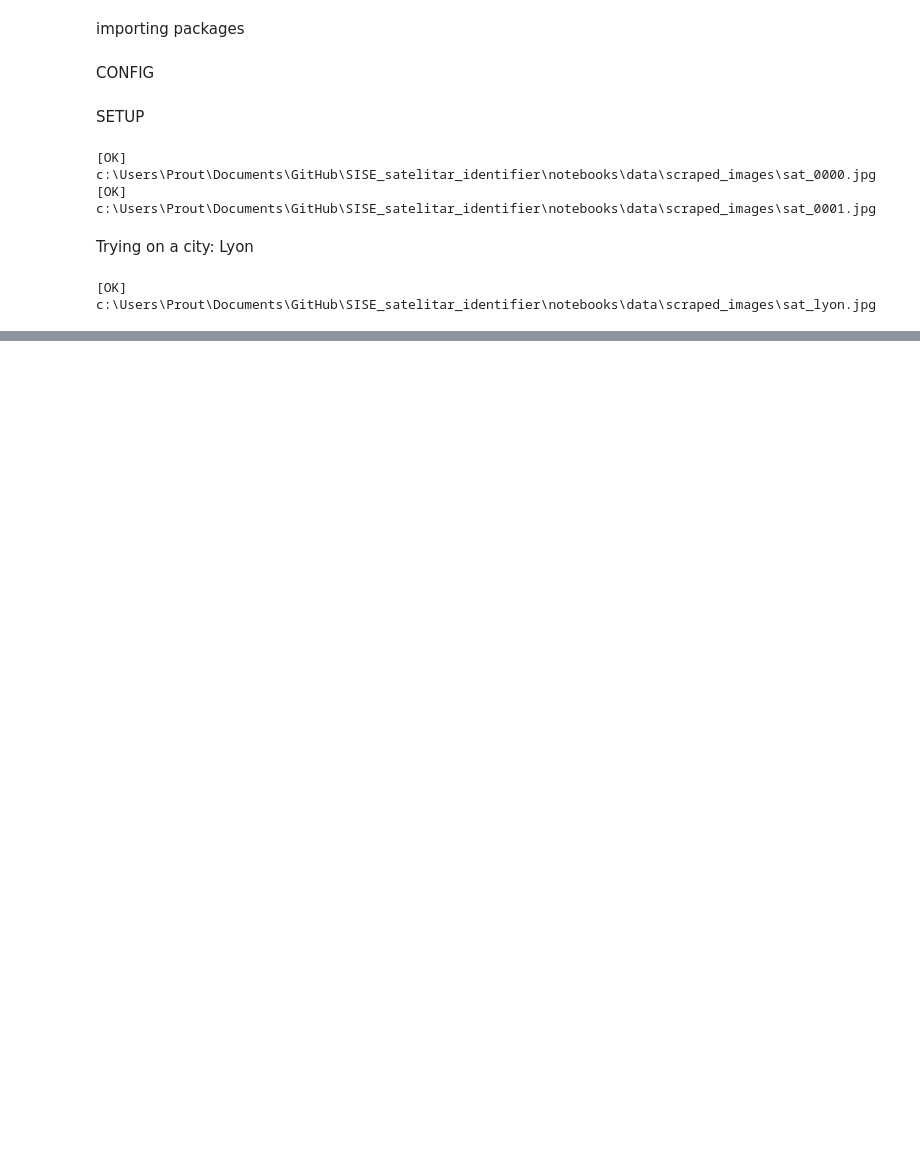
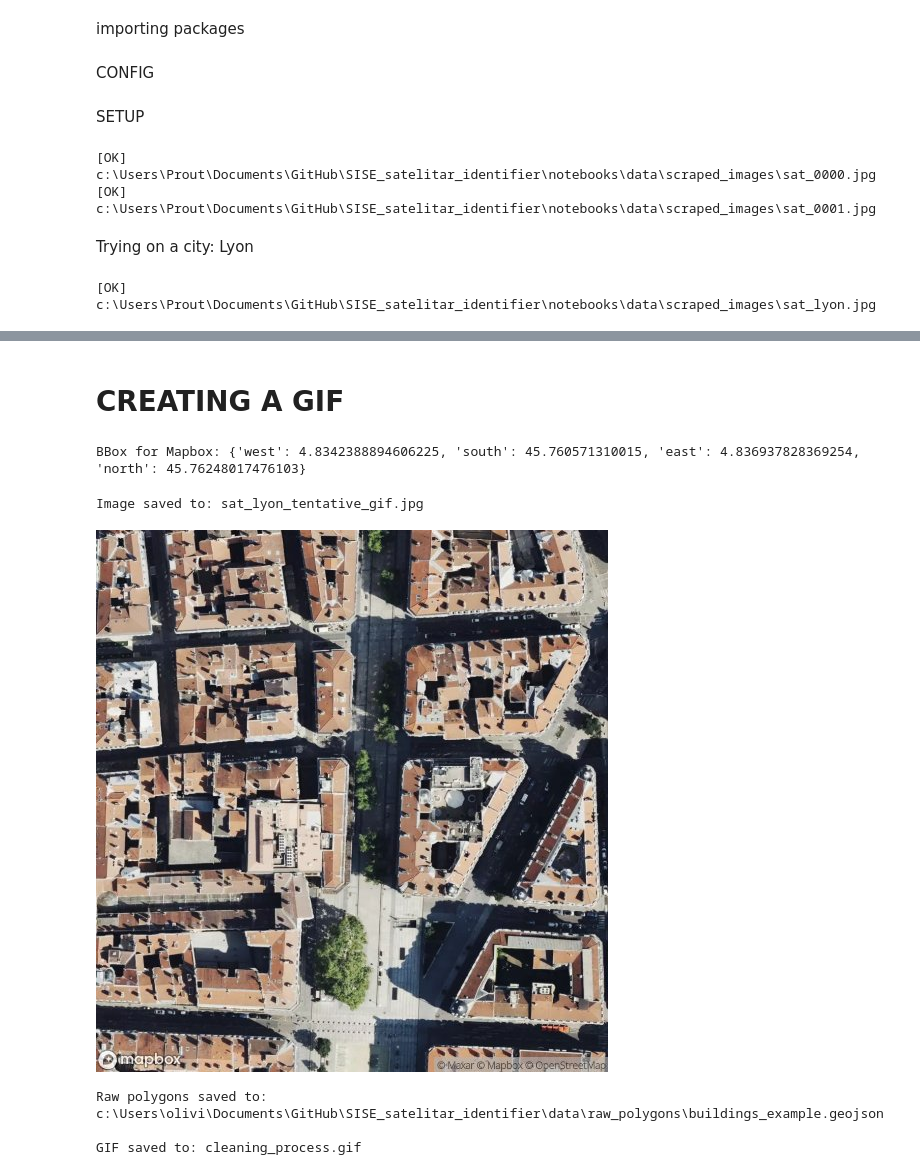
Before and after one commit to OlivierBOROT/SISE_satelitar_identifier, a Jupyter notebook: notebooks/0_image_scraping.ipynb, the cells around one changed output, grey strips where cells are left out. Saved outputs shown, nothing was run; the diff lists cells and outputs as text; code cells hidden in the pictures; blank space fills up the shorter version.

```diff
--- a/notebooks/0_image_scraping.ipynb
+++ b/notebooks/0_image_scraping.ipynb
@@ -107,0 +169,69 @@ else:
+# %% [markdown]
+# CREATING A GIF
+# %%
+from miscellaneous import create_bbox_from_coordinates, clean_overlapping_bboxes, ask_mapbox_for_image
+import osmnx as ox
+
+# Example usage
+coords: tuple[float, float] = (45.76152575043509, 4.835588335610965)
+
+image_path = "sat_lyon_tentative_gif.jpg"
+
+# Generate bounding box for the given coordinates
+bbox_for_mapbox: dict[str, float] = create_bbox_from_coordinates(
+    coords[0],
+    coords[1],
+    img_height=512 + 30,  # extra space for watermark
+    img_width=512,
+    pixel_size=0.4
+)
+print(f"BBox for Mapbox: {bbox_for_mapbox}\n")
+# %% [output]
+BBox for Mapbox: {'west': 4.8342388894606225, 'south': 45.760571310015, 'east': 4.836937828369254, 'north': 45.76248017476103}
+# %%
+# get the image from mapbox
+# now we can use this bbox to download the image from mapbox static api
+image = ask_mapbox_for_image(
+    output_file=image_path,
+    image_width_height={"width":512, "height":512+30},
+    mapbox_token=MAPBOX_ACCESS_TOKEN,
+    bounding_box=bbox_for_mapbox,
+)
+# parameters:
+# - output_file: Path,
+# - image_width_height: dict[str, int],
+# - mapbox_token: str,
+# - bounding_box: dict[str, float],
+# - request_timeout: int = 10
+print(f"Image saved to: {image_path}\n")    # displays the image
+display(image)
+# %% [output]
+Image saved to: sat_lyon_tentative_gif.jpg
+[figure, added]
+# %%
+bbox_for_polygons: dict[str, float] = create_bbox_from_coordinates(
+        coords[0],
+        coords[1],
+        img_height=512,
+        img_width=512 # we removed the 30 pixels from the bottom for the watermark
+    )
+# Fetch polygons from OpenStreetMap for the bounding box
+bbox_for_polygons = tuple(bbox_for_polygons.values())
+
+gdf = ox.features_from_bbox(bbox=bbox_for_polygons, tags={"building": True})
+gdf = gdf[gdf.geometry.type.isin(["Polygon", "MultiPolygon"])].copy()
+
+# Save raw polygons to file
+raw_polygon_file = RAW_POLYGON_DIR / "buildings_example.geojson"
+gdf.to_file(raw_polygon_file, driver="GeoJSON")
+print(f"Raw polygons saved to: {raw_polygon_file}\n")
+
+
+# Create GIF showing the cleaning process
+output_gif_path = "cleaning_process.gif"
+create_cleaning_gif(image_path, gdf, output_gif_path)
+print(f"GIF saved to: {output_gif_path}")
+# %% [output]
+Raw polygons saved to: c:\Users\olivi\Documents\GitHub\SISE_satelitar_identifier\data\raw_polygons\buildings_example.geojson
+
+GIF saved to: cleaning_process.gif
```
Also changed, not shown: parts of 2 cells of this notebook, 47 other files.
